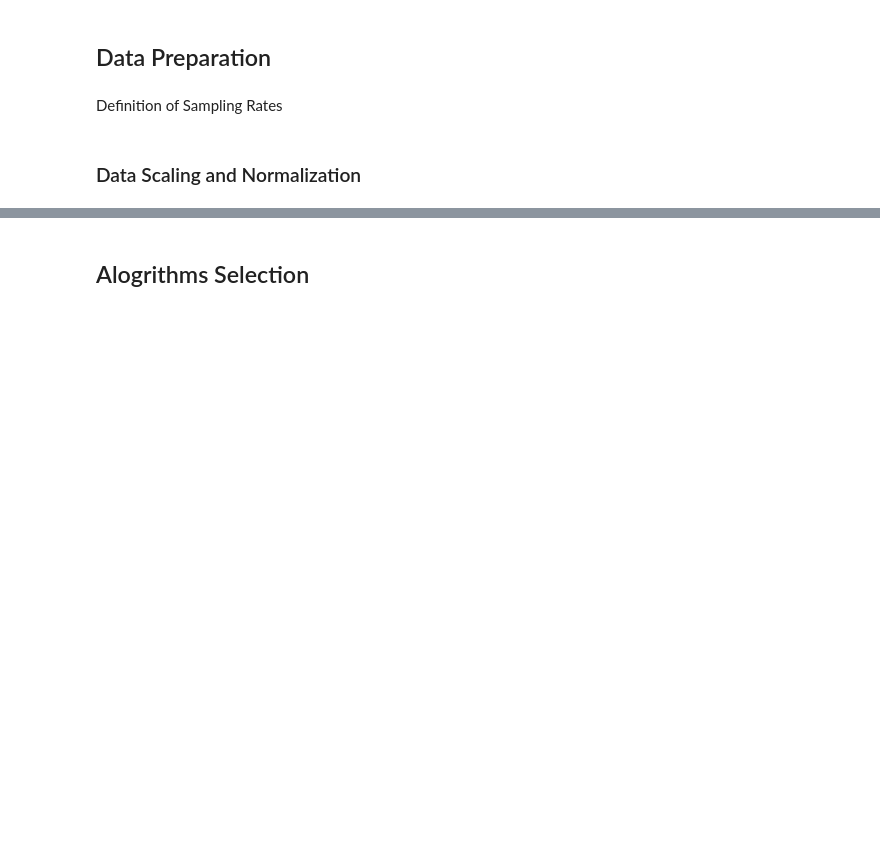
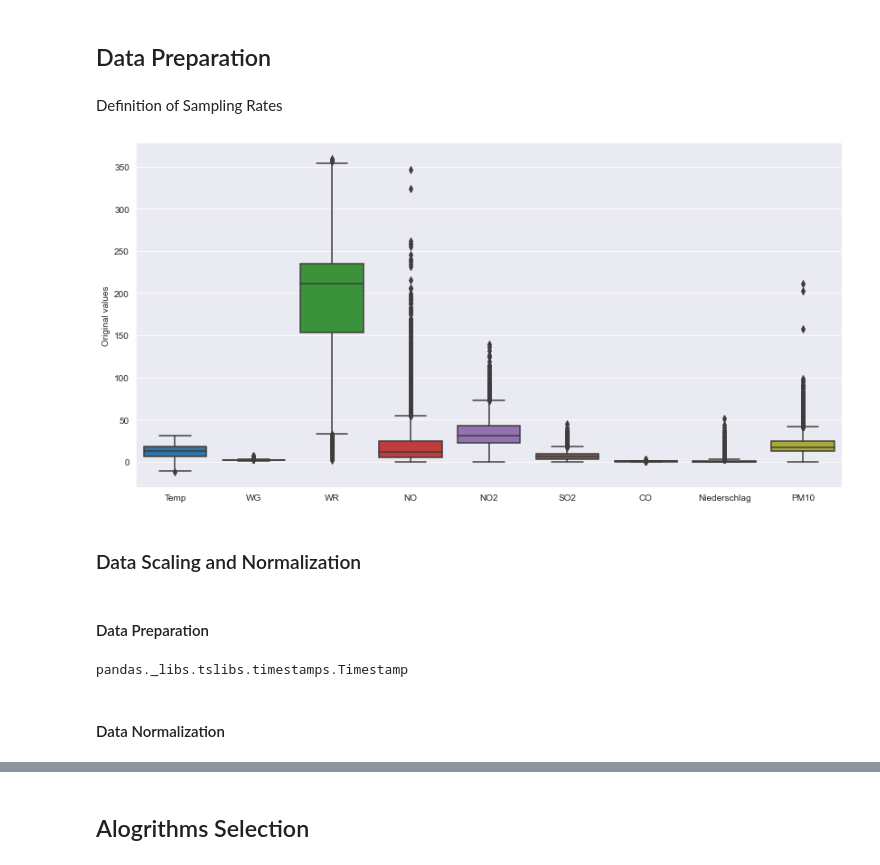
Before and after one commit to SvetiB/AirQualityStuttgart, a Jupyter notebook: AirQualityStuttgartModelingSveti.ipynb, the cells around one changed output, grey strips where cells are left out. Cells and saved outputs as stored; diff of their text form; code cells hidden in the pictures; blank space fills up the shorter version.

```diff
--- a/AirQualityStuttgartModelingSveti.ipynb
+++ b/AirQualityStuttgartModelingSveti.ipynb
@@ -17,5 +26,7 @@ table {float:left}
 # Importing Data
 # %% [markdown]
 Fist of all we import the data which were generated in the whole preprocess (`df_for_ML`).
+# %%
+dateparse = lambda x: pd.datetime.strptime(x, '%Y-%m-%d')
 # %%
-df_for_ML = pd.read_csv('df_for_ML.csv')
+df_for_ML = pd.read_csv('df_for_ML.csv', parse_dates=['Datum'], date_parser=dateparse)
@@ -30,0 +58,3 @@ df_for_ML.head()
+# %%
+df_for_ML=df_for_ML.sort_values(by=['Datum'], axis=0, ascending=True, ignore_index=True)
+df_for_ML
@@ -46,5 +94,22 @@ df_for_ML.describe()
 ## Data Preparation
 # %% [markdown]
 Definition of Sampling Rates
+# %%
+plt.figure(figsize=(14,7))
+sb.set_style("darkgrid")
+sb.boxplot(data=df_for_ML.drop(columns=["Datum","Druck"]))
+#plt.title("Distribution of normalized temperature, humidity and windspeed")
+plt.ylabel("Original values")
+plt.show()
+# %% [output]
+[figure, added]
 # %% [markdown]
 ### Data Scaling and Normalization
+# %% [markdown]
+#### Data Preparation
+# %%
+type(df_for_ML.Datum[0])
+# %% [output]
+pandas._libs.tslibs.timestamps.Timestamp
+# %% [markdown]
+#### Data Normalization
```
Also changed, not shown: parts of 44 cells of this notebook.
